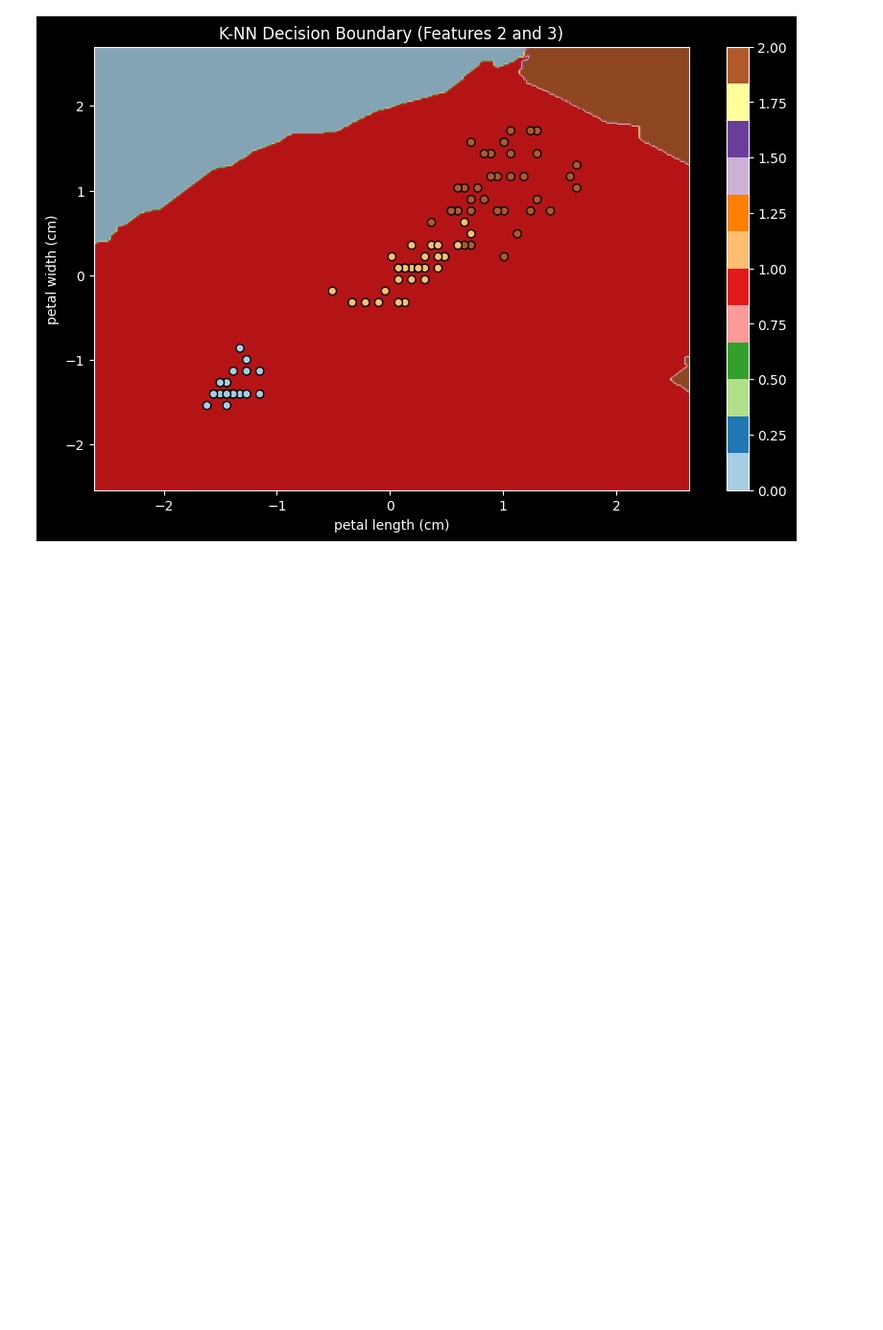
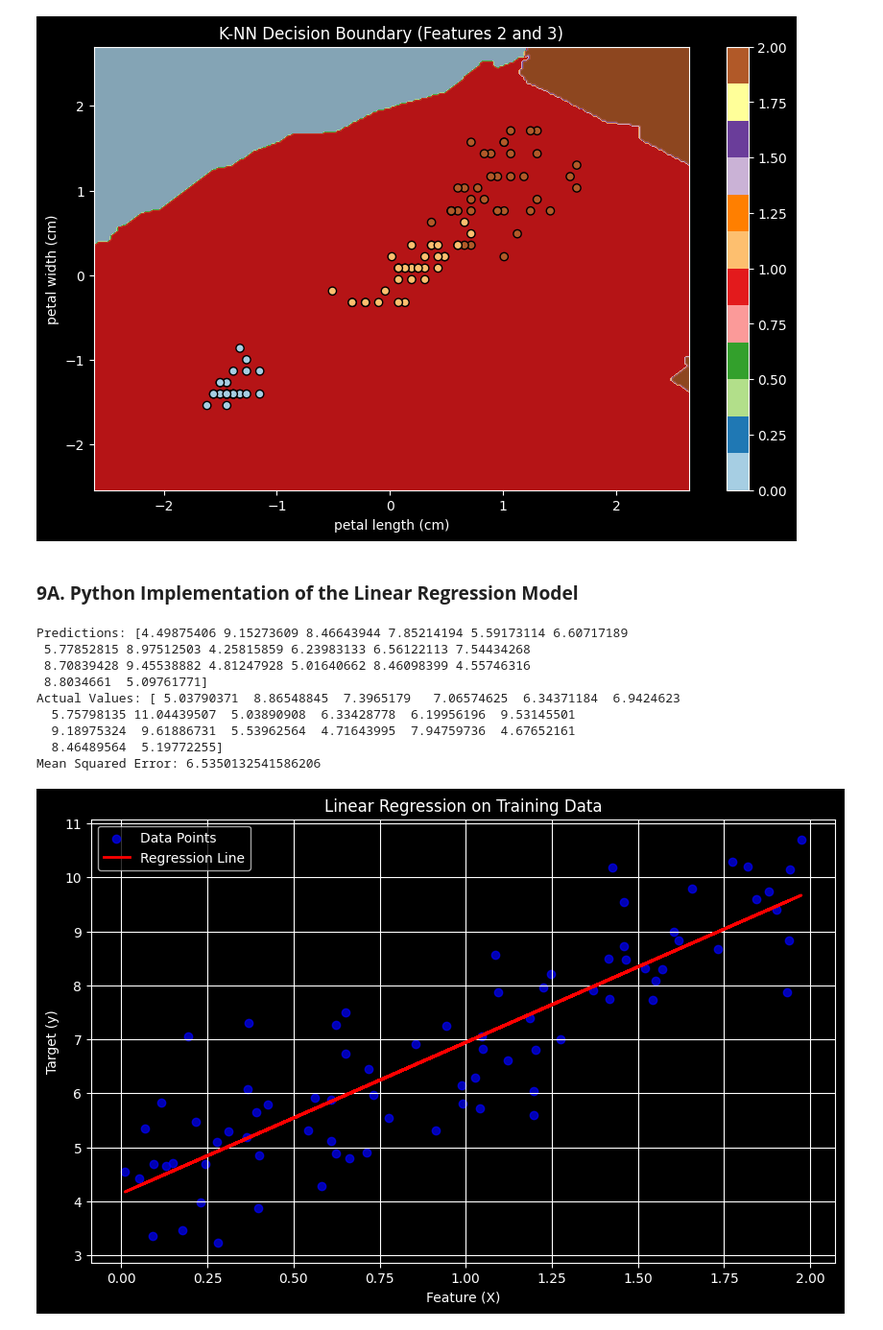
Before and after one commit to ideepankarsharma2003/MCA, a Jupyter notebook: Semester 03/Assignments/(OMC309) Artificial Intelligence and Machine Learning Laboratory/solution.ipynb, the cells around one changed output. Shown at 96% size. Saved outputs shown, nothing was run; the diff lists cells and outputs as text; code cells hidden in the pictures; blank space fills up the shorter version.

```diff
--- a/Semester 03/Assignments/(OMC309) Artificial Intelligence and Machine Learning Laboratory/solution.ipynb
+++ b/Semester 03/Assignments/(OMC309) Artificial Intelligence and Machine Learning Laboratory/solution.ipynb
@@ -677,3 +677,83 @@ Actual Labels: [1 0 2 1 1 0 1 2 1 1 2 0 0 0 0 1 2 1 1 2 0 2 0 2 2 2 2 2 0 0 0 0
 Accuracy: 0.28888888888888886
 [figure]
 [figure]
+# %% [markdown]
+### **9A. Python Implementation of the Linear Regression Model**
+# %%
+import numpy as np
+import matplotlib.pyplot as plt
+from sklearn.model_selection import train_test_split
+
+class LinearRegression:
+    def __init__(self, learning_rate=0.01, n_iters=1000):
+        self.lr = learning_rate
+        self.n_iters = n_iters
+        self.weights = None
+        self.bias = None
+
+    def fit(self, X, y):
+        n_samples, n_features = X.shape
+        self.weights = np.zeros(n_features)
+        self.bias = 0
+        y = y.flatten()  # Ensure y is 1D
+
+        for _ in range(self.n_iters):
+            y_predicted = np.dot(X, self.weights) + self.bias
+            dw = (1 / n_samples) * np.dot(X.T, (y_predicted - y))
+            db = (1 / n_samples) * np.sum(y_predicted - y)
+            self.weights -= self.lr * dw
+            self.bias -= self.lr * db
+
+
+    def predict(self, X):
+        return np.dot(X, self.weights) + self.bias
+
+# Generate synthetic dataset
+np.random.seed(42)
+X = 2 * np.random.rand(100, 1)
+y = 4 + 3 * X + np.random.randn(100, 1)
+
+# Split dataset into training and testing sets
+X_train, X_test, y_train, y_test = train_test_split(X, y, test_size=0.2, random_state=42)
+
+# Train Linear Regression model
+lr = LinearRegression(learning_rate=0.1, n_iters=1000)
+lr.fit(X_train, y_train)
+
+# Predict and evaluate
+y_pred = lr.predict(X_test)
+mse = np.mean((y_test - y_pred) ** 2)
+
+print("Predictions:", y_pred.flatten())
+print("Actual Values:", y_test.flatten())
+print("Mean Squared Error:", mse)
+
+# Visualization
+def plot_regression_line(X, y, y_pred, title):
+    plt.figure(figsize=(10, 6))
+    plt.scatter(X, y, color='blue', label='Data Points', alpha=0.7)
+    plt.plot(X, y_pred, color='red', linewidth=2, label='Regression Line')
+    plt.xlabel("Feature (X)")
+    plt.ylabel("Target (y)")
+    plt.title(title)
+    plt.legend()
+    plt.grid(True)
+    plt.show()
+
+# Plot regression line for training data
+y_train_pred = lr.predict(X_train)
+plot_regression_line(X_train, y_train, y_train_pred, "Linear Regression on Training Data")
+
+# Plot regression line for test data
+plot_regression_line(X_test, y_test, y_pred, "Linear Regression on Test Data")
+# %% [output]
+Predictions: [4.49875406 9.15273609 8.46643944 7.85214194 5.59173114 6.60717189
+ 5.77852815 8.97512503 4.25815859 6.23983133 6.56122113 7.54434268
+ 8.70839428 9.45538882 4.81247928 5.01640662 8.46098399 4.55746316
+ 8.8034661  5.09761771]
+Actual Values: [ 5.03790371  8.86548845  7.3965179   7.06574625  6.34371184  6.9424623
+  5.75798135 11.04439507  5.03890908  6.33428778  6.19956196  9.53145501
+  9.18975324  9.61886731  5.53962564  4.71643995  7.94759736  4.67652161
+  8.46489564  5.19772255]
+Mean Squared Error: 6.5350132541586206
+[figure, added]
```
Also changed, not shown: parts of 7 cells of this notebook, 4 other files.
